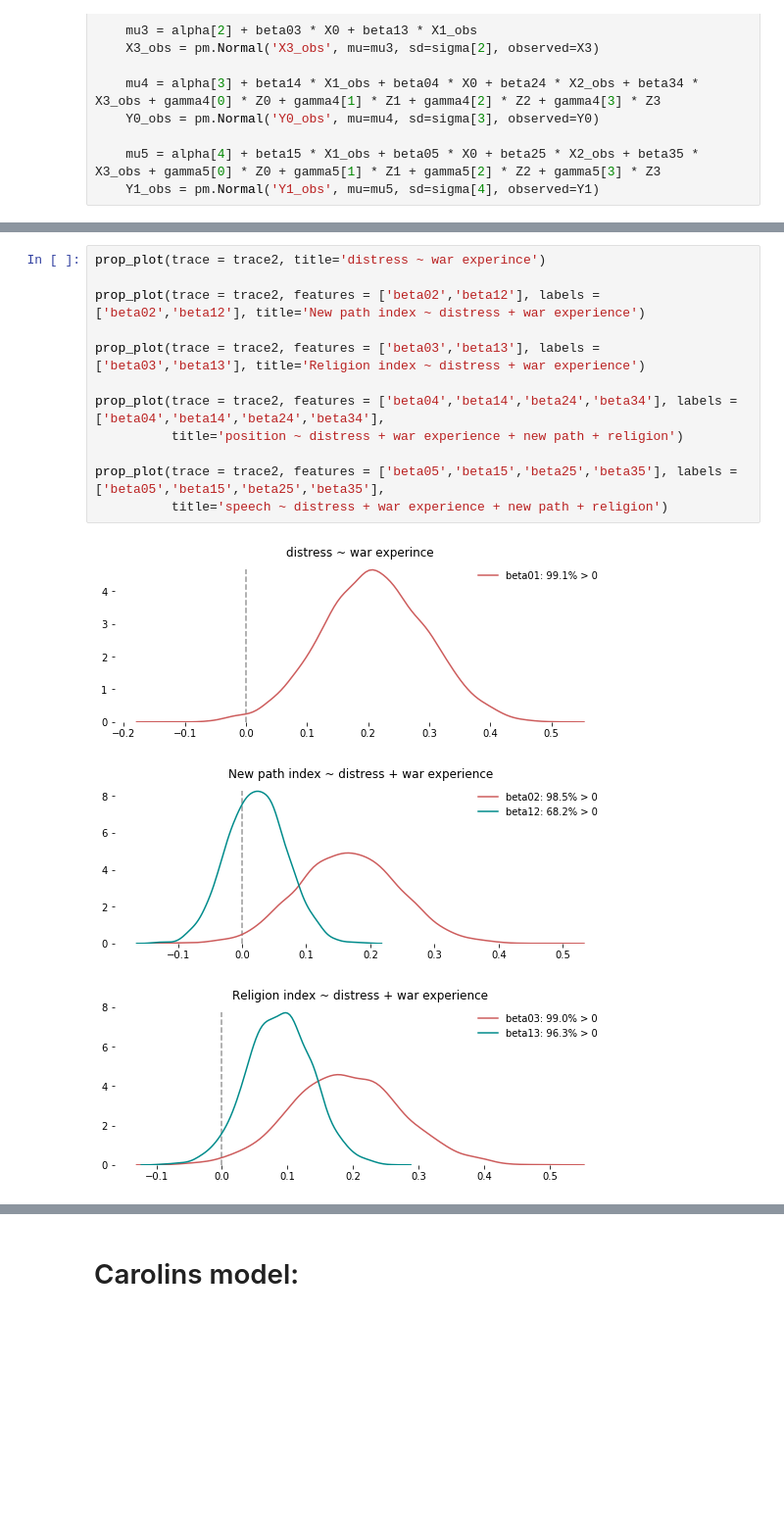
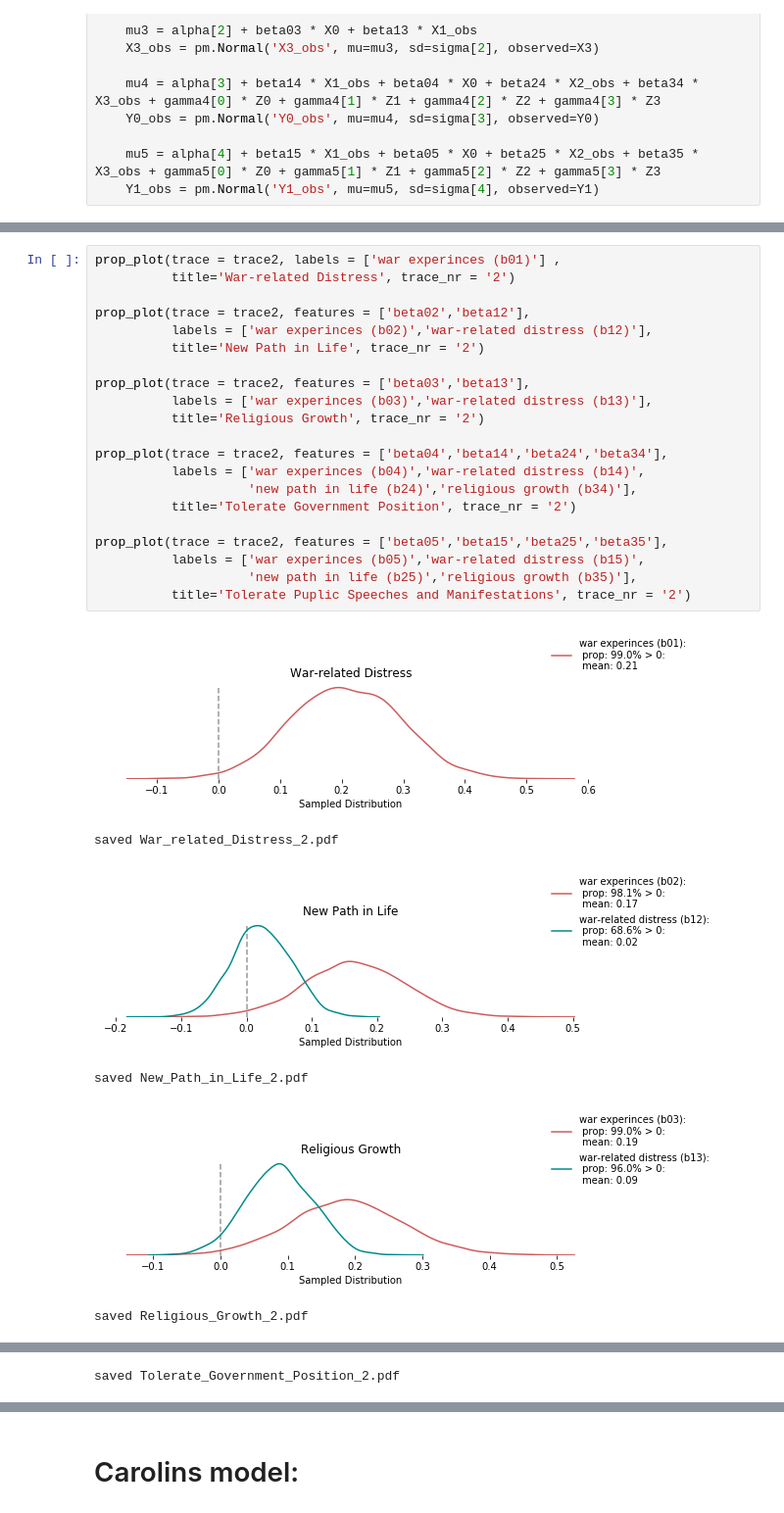
Before and after one commit to Polichinel/PLWC_scripts, a Jupyter notebook: py_bayesian_sem.ipynb, the cells around one changed output, grey strips where cells are left out. Shown at 98% size. Drawn from its saved outputs; the diff is of its cells as text; blank space fills up the shorter version.

```diff
--- a/py_bayesian_sem.ipynb
+++ b/py_bayesian_sem.ipynb
@@ -664,16 +736,28 @@ NUTS: [sigma, gamma5, gamma4, gamma1, beta35, beta25, beta15, beta05, beta34, be
 # %%
-prop_plot(trace = trace2, title='distress ~ war experince')
+prop_plot(trace = trace2, labels = ['war experinces (b01)'] ,
+          title='War-related Distress', trace_nr = '2')
 
-prop_plot(trace = trace2, features = ['beta02','beta12'], labels = ['beta02','beta12'], title='New path index ~ distress + war experience')
+prop_plot(trace = trace2, features = ['beta02','beta12'],
+          labels = ['war experinces (b02)','war-related distress (b12)'],
+          title='New Path in Life', trace_nr = '2')
 
-prop_plot(trace = trace2, features = ['beta03','beta13'], labels = ['beta03','beta13'], title='Religion index ~ distress + war experience')
+prop_plot(trace = trace2, features = ['beta03','beta13'],
+          labels = ['war experinces (b03)','war-related distress (b13)'],
+          title='Religious Growth', trace_nr = '2')
 
-prop_plot(trace = trace2, features = ['beta04','beta14','beta24','beta34'], labels = ['beta04','beta14','beta24','beta34'],
-          title='position ~ distress + war experience + new path + religion')
+prop_plot(trace = trace2, features = ['beta04','beta14','beta24','beta34'],
+          labels = ['war experinces (b04)','war-related distress (b14)',
+                    'new path in life (b24)','religious growth (b34)'],
+          title='Tolerate Government Position', trace_nr = '2')
 
-prop_plot(trace = trace2, features = ['beta05','beta15','beta25','beta35'], labels = ['beta05','beta15','beta25','beta35'],
-          title='speech ~ distress + war experience + new path + religion')
+prop_plot(trace = trace2, features = ['beta05','beta15','beta25','beta35'],
+          labels = ['war experinces (b05)','war-related distress (b15)',
+                    'new path in life (b25)','religious growth (b35)'],
+          title='Tolerate Puplic Speeches and Manifestations', trace_nr = '2')
 # %% [output]
-[figure, old version]
+[figure, new version]
+saved War_related_Distress_2.pdf
-[figure, old version]
+[figure, new version]
+saved New_Path_in_Life_2.pdf
-[figure, old version]
+[figure, new version]
+saved Religious_Growth_2.pdf
@@ -680,0 +765 @@ prop_plot(trace = trace2, features = ['beta05','beta15','beta25','beta35'], labe
+saved Tolerate_Government_Position_2.pdf
```
Also changed, not shown: parts of 46 cells of this notebook.
